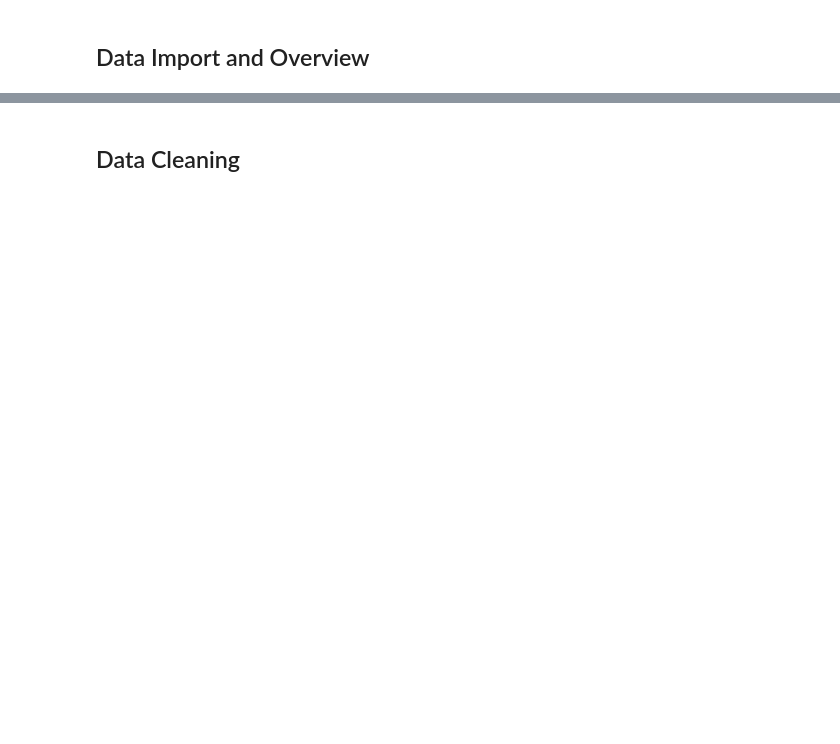
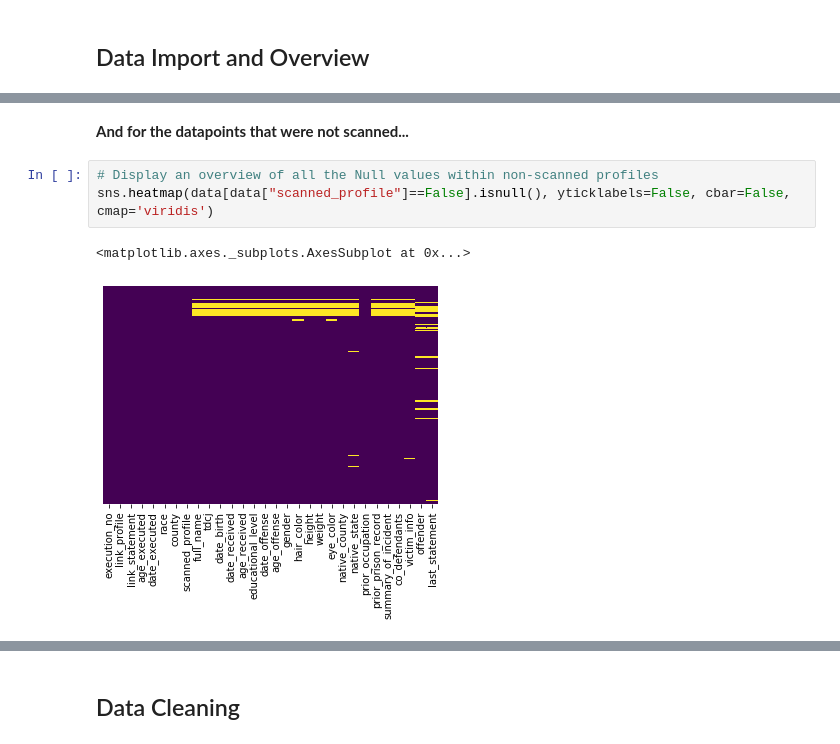
Before and after one commit to Kayaae/death_row_project, a Jupyter notebook: Deathrow.ipynb, the cells around one changed output, grey strips where cells are left out. Cells and saved outputs as stored; diff of their text form; blank space fills up the shorter version.

```diff
--- a/Deathrow.ipynb
+++ b/Deathrow.ipynb
@@ -32,0 +85,8 @@
+# %% [markdown]
+**And for the datapoints that were not scanned...**
+# %%
+# Display an overview of all the Null values within non-scanned profiles
+sns.heatmap(data[data["scanned_profile"]==False].isnull(), yticklabels=False, cbar=False, cmap='viridis')
+# %% [output]
+<matplotlib.axes._subplots.AxesSubplot at 0x...>
+[figure, added]
```
Also changed, not shown: parts of 75 cells of this notebook.
